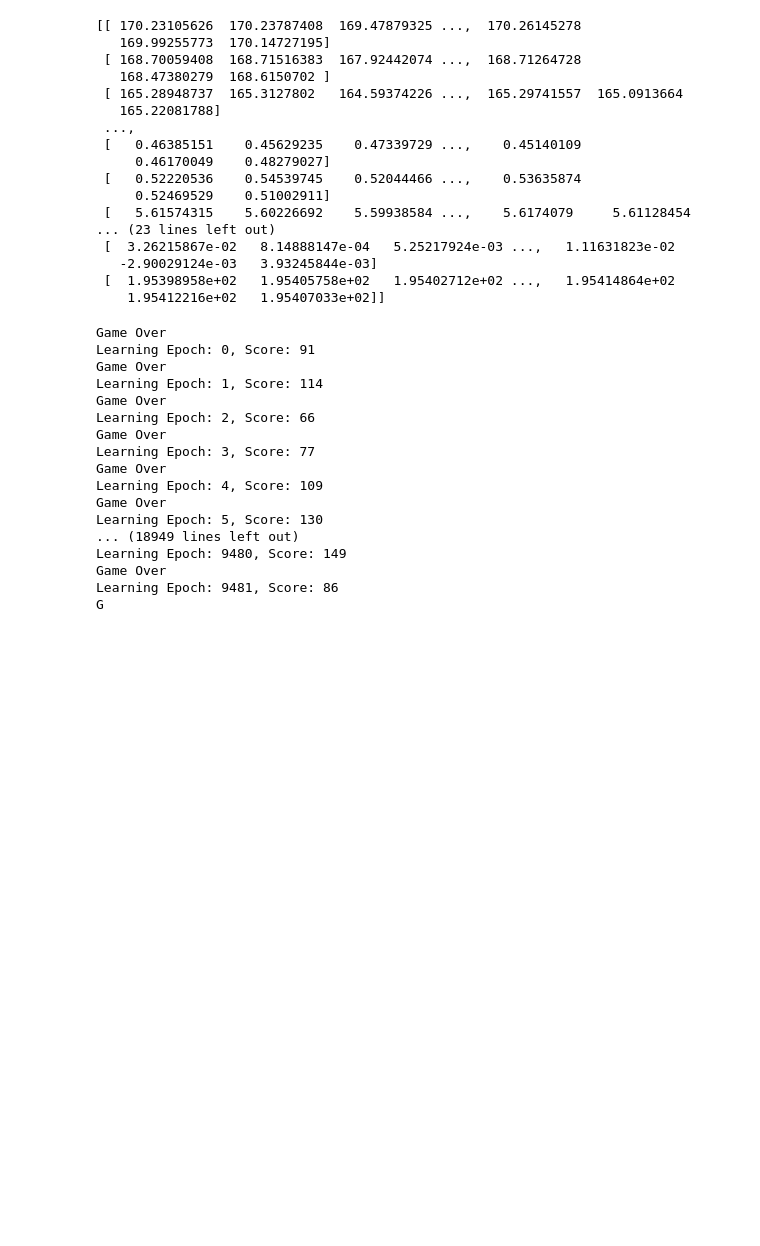
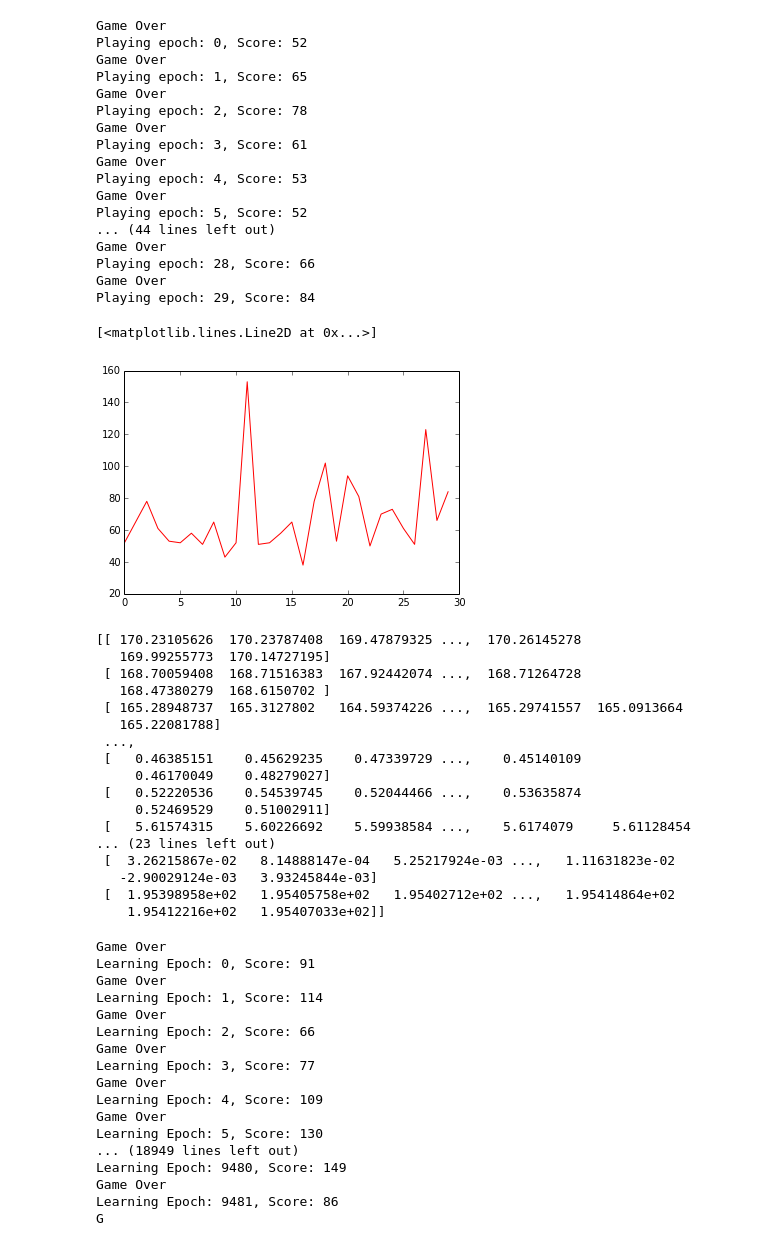
Before and after one commit to tewei/2015spring, a Jupyter notebook: Deep Q Learning.ipynb, the cells around one changed output. Cells and saved outputs as stored; diff of their text form; code cells hidden in the pictures; blank space fills up the shorter version.

```diff
--- a/Deep Q Learning.ipynb
+++ b/Deep Q Learning.ipynb
@@ -404,3 +398,28 @@ Playing epoch: 29, Score: 220
+# %%
+graph_y = Learner.play(30)
+graph_x = [i for i in range(30)]
+
+plt.plot(graph_x, graph_y, 'r-')
+# %% [output]
+Game Over
+Playing epoch: 0, Score: 52
+Game Over
+Playing epoch: 1, Score: 65
+Game Over
+Playing epoch: 2, Score: 78
+Game Over
+Playing epoch: 3, Score: 61
+Game Over
+Playing epoch: 4, Score: 53
+Game Over
+Playing epoch: 5, Score: 52
+... (44 lines left out)
+Game Over
+Playing epoch: 28, Score: 66
+Game Over
+Playing epoch: 29, Score: 84
+[<matplotlib.lines.Line2D at 0x...>]
+[figure, added]
 # %%
 print Learner.nn.w_h1.get_value()
 print Learner.nn.w_h2.get_value()
```
Also changed, not shown: parts of 3 cells of this notebook.
